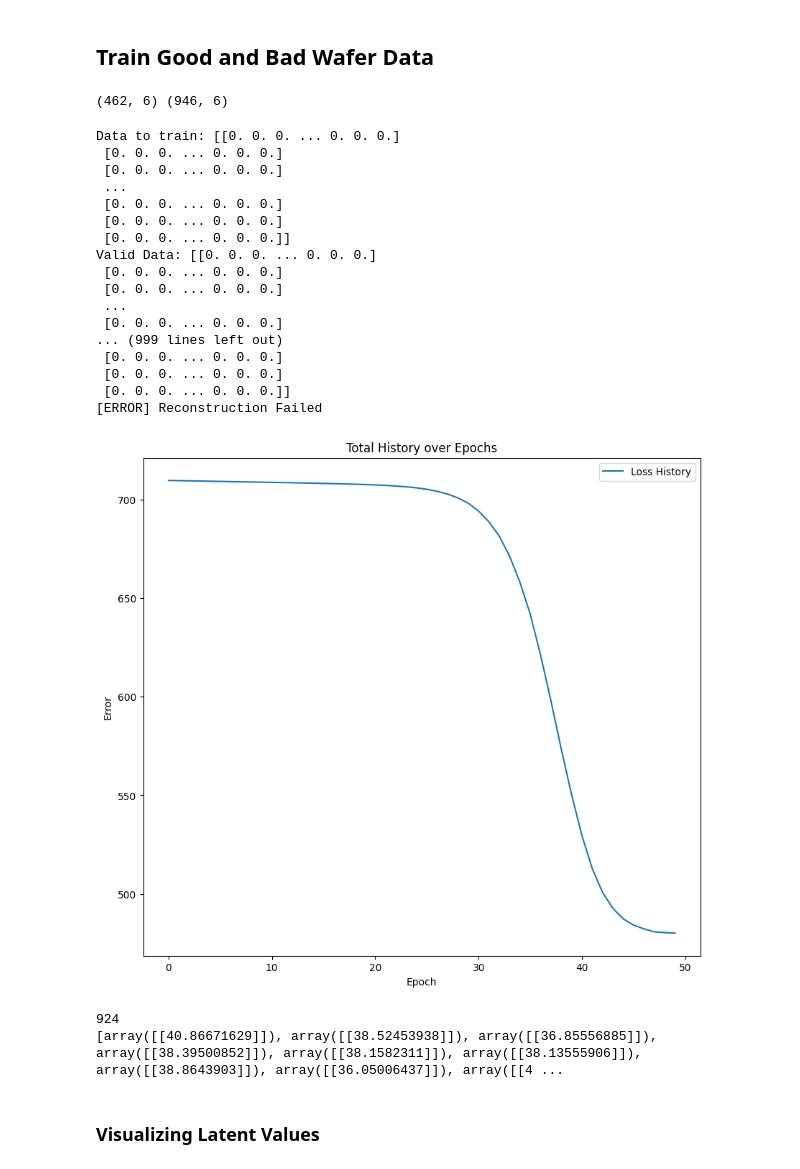
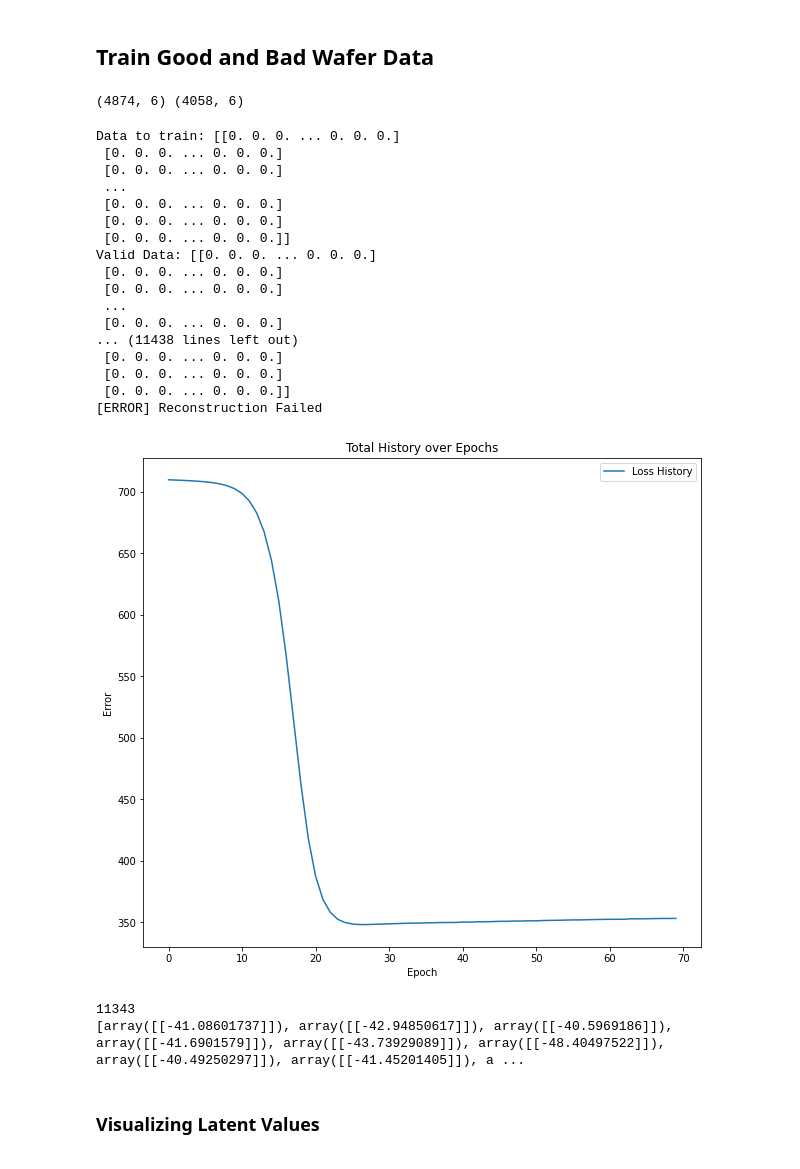
Before and after one commit to Arycast/vae_casp-er, a Jupyter notebook: python/half_valid_VAE.ipynb, the cells around one changed output. Cells and saved outputs as stored; diff of their text form; code cells hidden in the pictures.

```diff
--- a/python/half_valid_VAE.ipynb
+++ b/python/half_valid_VAE.ipynb
@@ -581,7 +581,7 @@ hidden_dims = []
 
 vae = VAE(input_dim=input_dim, hidden_dims=hidden_dims, latent_dim=latent_dim)
 
-max_shape = (50,50)
+max_shape = (400,400)
 target_shape = (32,32)
 train_max_row = 20 # Maximum data for training
 
@@ -597,8 +597,8 @@ def filter_condition(np_arr, wafer_type):
     count_0 = np.sum(np_arr == 0)  # Count occurrences of 1
     count_1 = np.sum(np_arr == 1)  # Count occurrences of 1
     count_2 = np.sum(np_arr == 2)  # Count occurrences of 2
-    if wafer_type == 'bad': return (count_2 > 0.9 * count_1) & (count_0 < count_1)  # Check if count of 2 is less than 20% of count of 1
-    else: return (count_2 < 0.05 * count_1) & (count_0 < count_1)  # Check if count of 2 is less than 20% of count of 1
+    if wafer_type == 'bad': return (count_2 > 0.3 * count_1) & (count_0 < count_1)  # Check if count of 2 is less than 20% of count of 1
+    else: return (count_2 < 0.07 * count_1) & (count_0 < count_1)  # Check if count of 2 is less than 20% of count of 1
     # return True
 
 
@@ -619,11 +619,11 @@ mtrx_label_good_wafer = np.stack(maxSize_good_wafer['waferMap'].apply(lambda x:
 mtrx_label_good_wafer[mtrx_label_good_wafer >1] = 1
 base_good_valid = np.array(mtrx_label_good_wafer[0])
 # %% [output]
-(462, 6) (946, 6)
+(4874, 6) (4058, 6)
 # %%
 # Train the VAE
-epochs = 50
-learning_rate = 0.000001
+epochs = 70
+learning_rate = 0.0000001
 # print(data_good_wafer.shape)
 # print(label_good_wafer.shape)
 
@@ -631,8 +631,11 @@ latent_val_good = []
 latent_val_bad = []
 
 
-good_training_step = 462
-bad_training_step = 462
+# good_training_step = 462
+# bad_training_step = 462
+
+good_training_step = 4058
+bad_training_step = 4874
 
 for i in range(1):
 
@@ -658,37 +661,37 @@ for i in range(1):
     data_good_wafer[data_good_wafer>2] = 2
 
     label_train = np.concatenate((label_bad_wafer, label_good_wafer), axis=0)
     data_train = np.concatenate((data_bad_wafer, data_good_wafer), axis=0)
 
     label_train = np.where(label_train == 0, 0 , np.where(label_train == 1, 0.5, 1))
     data_train = np.where(data_train == 0, 0 , np.where(data_train == 1, 0.5, 1))
 
     curr_val_latent = vae.train(data_train, label_train, epochs, learning_rate)
     print(len(curr_val_latent))
     print(curr_val_latent)
     latent_val_bad.append(curr_val_latent[:bad_training_step])
     latent_val_good.append(curr_val_latent[bad_training_step:])
 # %% [output]
 Data to train: [[0. 0. 0. ... 0. 0. 0.]
  [0. 0. 0. ... 0. 0. 0.]
  [0. 0. 0. ... 0. 0. 0.]
  ...
  [0. 0. 0. ... 0. 0. 0.]
  [0. 0. 0. ... 0. 0. 0.]
  [0. 0. 0. ... 0. 0. 0.]]
 Valid Data: [[0. 0. 0. ... 0. 0. 0.]
  [0. 0. 0. ... 0. 0. 0.]
  [0. 0. 0. ... 0. 0. 0.]
  ...
  [0. 0. 0. ... 0. 0. 0.]
-... (999 lines left out)
+... (11438 lines left out)
  [0. 0. 0. ... 0. 0. 0.]
  [0. 0. 0. ... 0. 0. 0.]
  [0. 0. 0. ... 0. 0. 0.]]
 [ERROR] Reconstruction Failed
-[figure, old version]
+[figure, new version]
-924
-[array([[40.86671629]]), array([[38.52453938]]), array([[36.85556885]]), array([[38.39500852]]), array([[38.1582311]]), array([[38.13555906]]), array([[38.8643903]]), array([[36.05006437]]), array([[4 ...
+11343
+[array([[-41.08601737]]), array([[-42.94850617]]), array([[-40.5969186]]), array([[-41.6901579]]), array([[-43.73929089]]), array([[-48.40497522]]), array([[-40.49250297]]), array([[-41.45201405]]), a ...
 # %% [markdown]
 ### Visualizing Latent Values
 # %%
```
Also changed, not shown: parts of 20 cells of this notebook.
